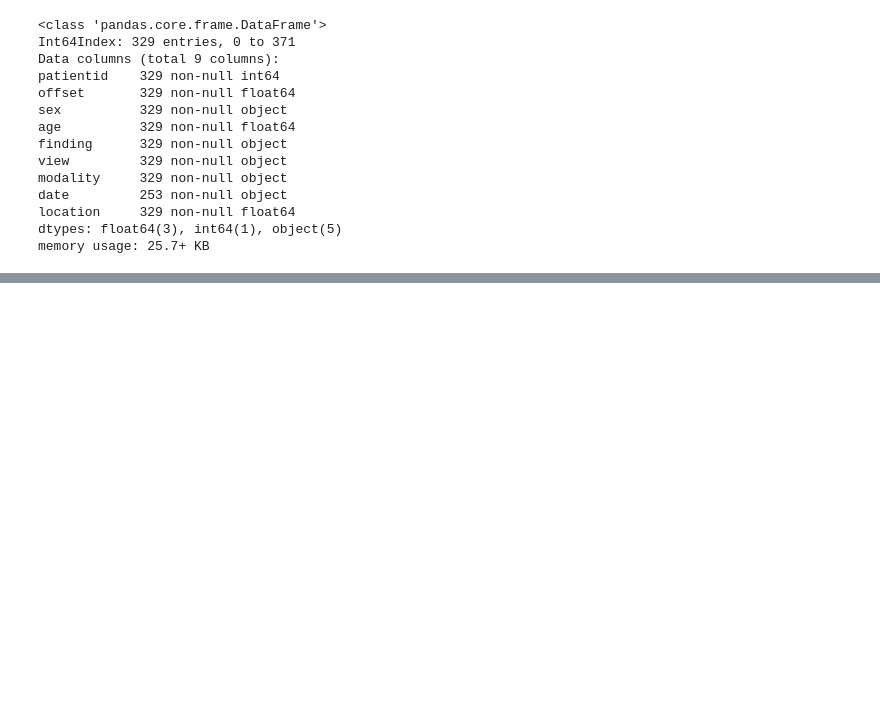
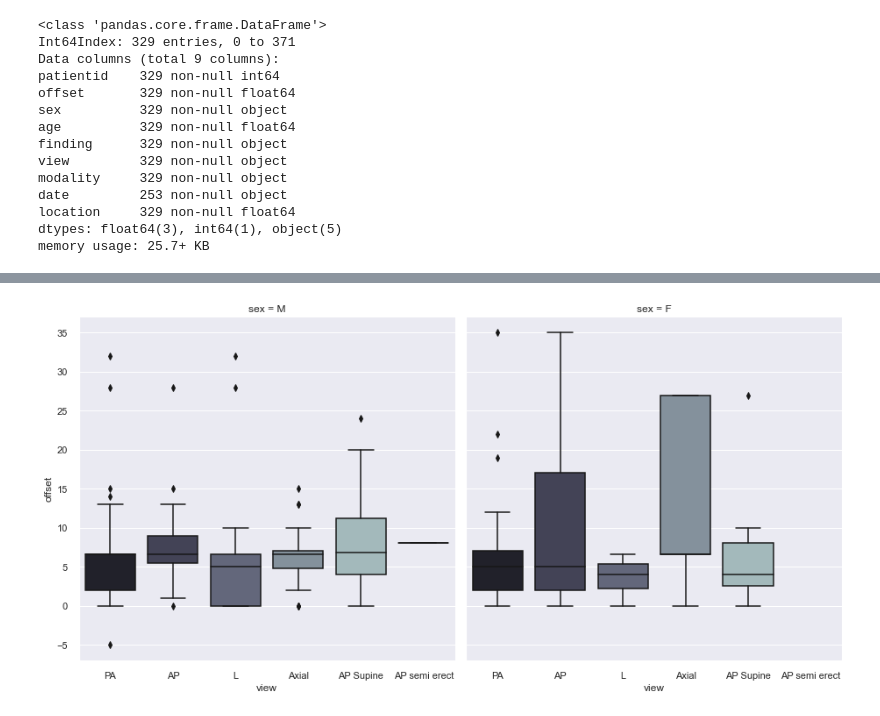
Before and after one commit to sb-robo/Covid-Detection-with-XRay-images, a Jupyter notebook: Analysis Data.ipynb, the cells around one changed output, grey strips where cells are left out. Drawn from its saved outputs; the diff is of its cells as text; code cells hidden in the pictures; blank space fills up the shorter version.

```diff
--- a/Analysis Data.ipynb
+++ b/Analysis Data.ipynb
@@ -66,0 +84,5 @@ memory usage: 25.7+ KB
+# %%
+sns.catplot('view','offset',data=df,kind='box',col='sex',col_wrap=2,height=6.5,palette='bone')
+plt.show()
+# %% [output]
+[figure, added]
```
Also changed, not shown: parts of 4 cells of this notebook.
